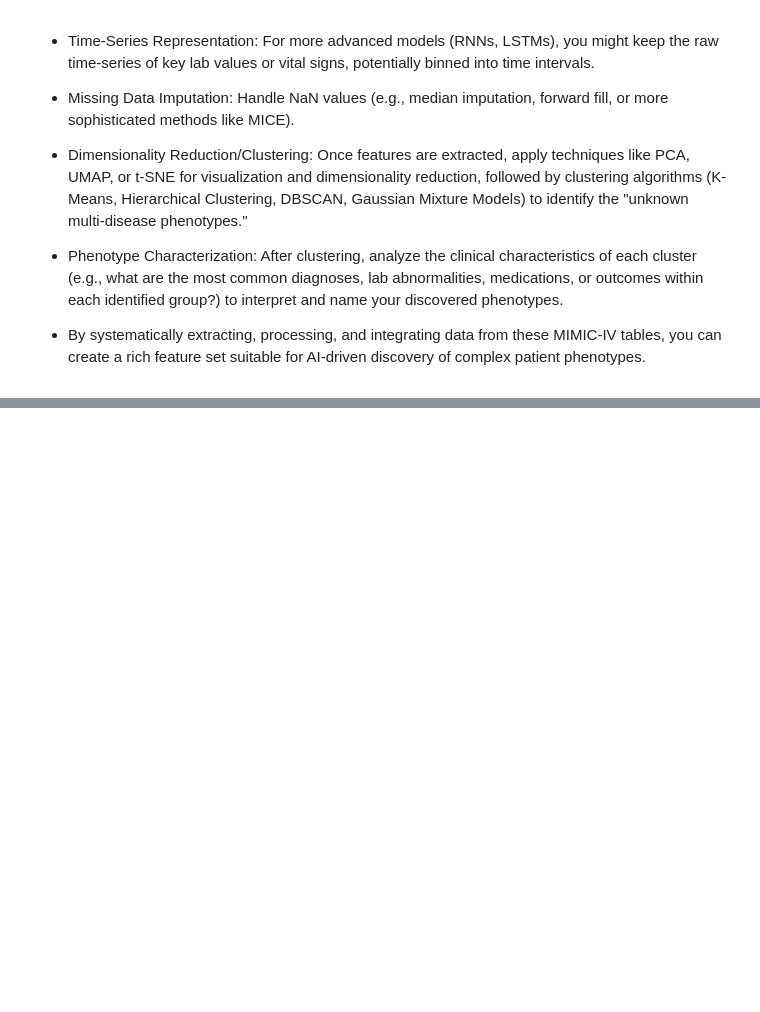
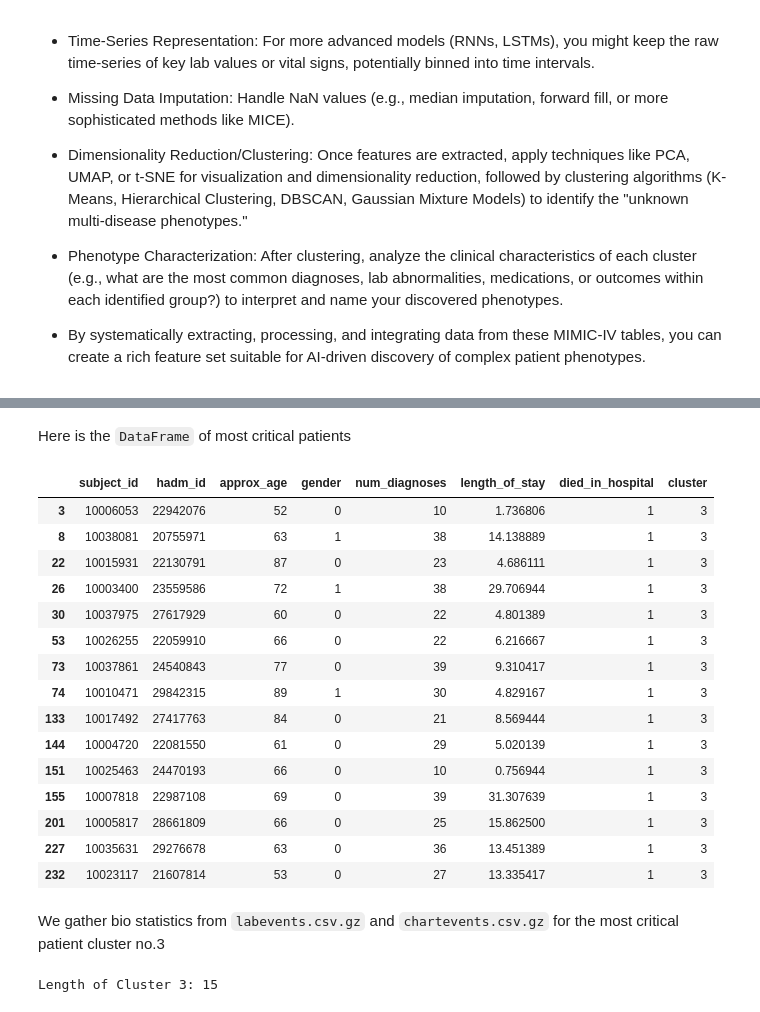
Before and after one commit to Aditya-2204/AI-Discovery-of-Novel-Longitudinal-Disease-Phenotypes-in-Electronic-Health-Records, a Jupyter notebook: main.ipynb, the cells around one changed output, grey strips where cells are left out. Drawn from its saved outputs; the diff is of its cells as text; code cells hidden in the pictures; blank space fills up the shorter version.

Commit message:
Analyzing critical patients

```diff
--- a/main.ipynb
+++ b/main.ipynb
@@ -163,0 +332,23 @@ with open(URL_PROJECT+'csvs_icu.pkl', "rb") as f:  # Use "wb" for write binary
+# %% [markdown]
+Here is the `DataFrame` of most critical patients
+# %%
+clustered_df[clustered_df['cluster']==3]
+# %% [output]
+|  | subject_id | hadm_id | approx_age | gender | num_diagnoses | length_of_stay | died_in_hospital | cluster |
+| 3 | 10006053 | 22942076 | 52 | 0 | 10 | 1.736806 | 1 | 3 |
+| 8 | 10038081 | 20755971 | 63 | 1 | 38 | 14.138889 | 1 | 3 |
+| 22 | 10015931 | 22130791 | 87 | 0 | 23 | 4.686111 | 1 | 3 |
+| 26 | 10003400 | 23559586 | 72 | 1 | 38 | 29.706944 | 1 | 3 |
+| 30 | 10037975 | 27617929 | 60 | 0 | 22 | 4.801389 | 1 | 3 |
+| 53 | 10026255 | 22059910 | 66 | 0 | 22 | 6.216667 | 1 | 3 |
+| 73 | 10037861 | 24540843 | 77 | 0 | 39 | 9.310417 | 1 | 3 |
+| 74 | 10010471 | 29842315 | 89 | 1 | 30 | 4.829167 | 1 | 3 |
+| 133 | 10017492 | 27417763 | 84 | 0 | 21 | 8.569444 | 1 | 3 |
+| 144 | 10004720 | 22081550 | 61 | 0 | 29 | 5.020139 | 1 | 3 |
+| 151 | 10025463 | 24470193 | 66 | 0 | 10 | 0.756944 | 1 | 3 |
+| 155 | 10007818 | 22987108 | 69 | 0 | 39 | 31.307639 | 1 | 3 |
+| 201 | 10005817 | 28661809 | 66 | 0 | 25 | 15.862500 | 1 | 3 |
+| 227 | 10035631 | 29276678 | 63 | 0 | 36 | 13.451389 | 1 | 3 |
+| 232 | 10023117 | 21607814 | 53 | 0 | 27 | 13.335417 | 1 | 3 |
+# %% [markdown]
+We gather bio statistics from `labevents.csv.gz` and `chartevents.csv.gz` for the most critical patient cluster no.3
@@ -163,0 +358,4 @@ with open(URL_PROJECT+'csvs_icu.pkl', "rb") as f:  # Use "wb" for write binary
+# %%
+print(f"Length of Cluster 3: {len(clustered_df[clustered_df['cluster']==3]['subject_id'])}")
+# %% [output]
+Length of Cluster 3: 15
```
Also changed, not shown: parts of 17 cells of this notebook.
